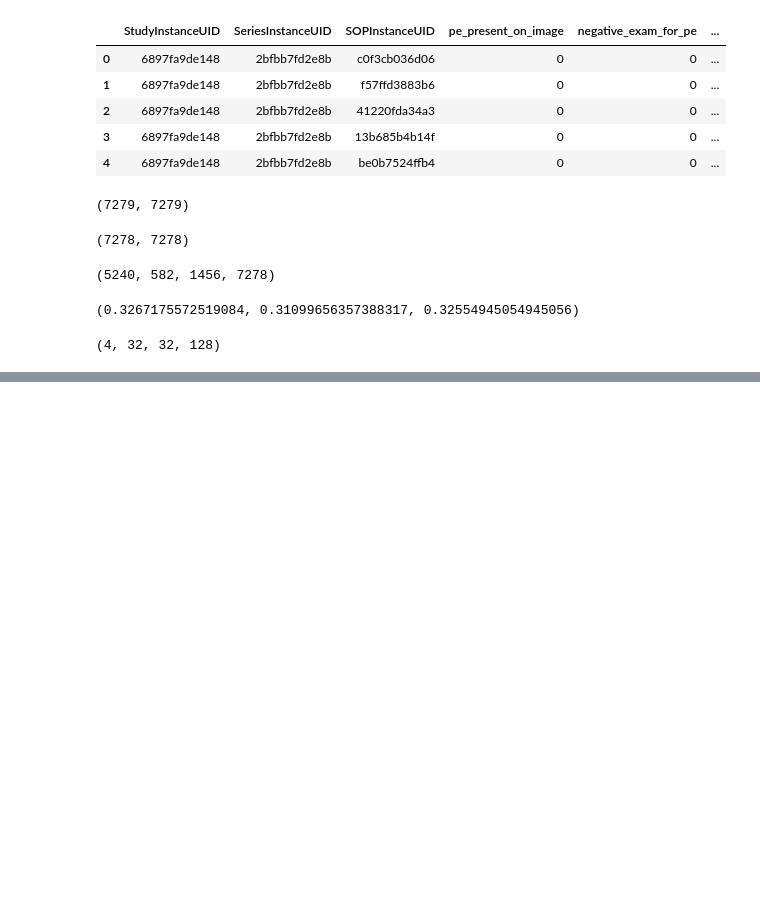
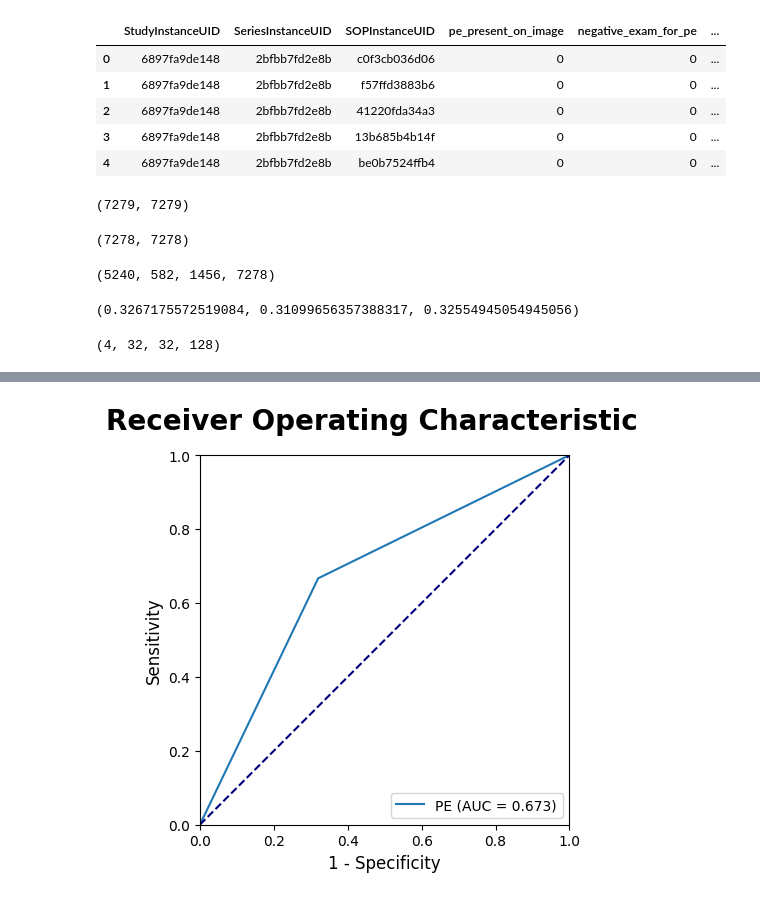
Before and after one commit to MaorSagi/X-ray2CTPA, a Jupyter notebook: drafts/sanity.ipynb, the cells around one changed output, grey strips where cells are left out. Saved outputs shown, nothing was run; the diff lists cells and outputs as text; code cells hidden in the pictures; blank space fills up the shorter version.

```diff
--- a/drafts/sanity.ipynb
+++ b/drafts/sanity.ipynb
@@ -226,0 +314,16 @@ ct.shape
+# %%
+import matplotlib.pyplot as plt
+fig, (ax) = plt.subplots(1, 1, sharey=True)
+ax.plot(fpr, tpr,
+          label='PE' + ' (AUC = %0.3f)' % roc_auc)
+ax.plot([0, 1], [0, 1], color='navy', linestyle='--')
+ax.axis(xmin=0, xmax=1, ymin=0, ymax=1)
+ax.set_aspect('equal', 'box')
+ax.set_xlabel('1 - Specificity', fontsize=12, fontname='DejaVu Sans')
+ax.set_ylabel('Sensitivity', fontsize=12, fontname='DejaVu Sans')
+# ax.set_title(subTitle)
+ax.legend(loc="lower right", prop={'family': 'DejaVu Sans'})
+fig.suptitle('Receiver Operating Characteristic ', fontsize=20, fontweight='bold', fontname='DejaVu Sans')
+fig.canvas.draw()
+# %% [output]
+[figure, added]
```
Also changed, not shown: parts of 11 cells of this notebook, 8 other files.
